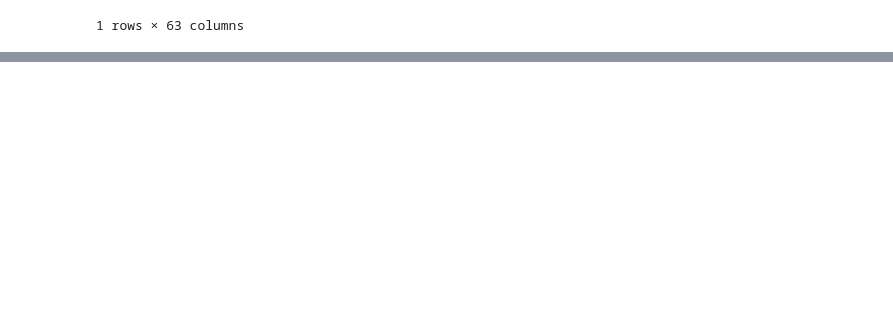
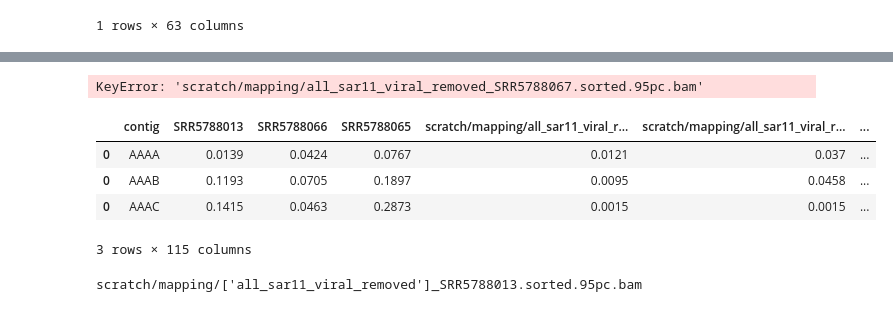
Before and after one commit to ash-bell/Python_notebooks, a Jupyter notebook: SAGs.ipynb, the cells around one changed output, grey strips where cells are left out. Cells and saved outputs as stored; diff of their text form; code cells hidden in the pictures; blank space fills up the shorter version.

```diff
--- a/SAGs.ipynb
+++ b/SAGs.ipynb
@@ -644,0 +1297,59 @@ AttributeError: 'DataFrame' object has no attribute 'contig'
+# %%
+import pandas as pd
+import os
+import glob
+file_list=glob.glob("/home/minion/Desktop/read_counts/*")
+read_counts=pd.DataFrame([])
+for f in file_list:
+    base_name=os.path.basename(f).split("_read_count.txt")[0]
+    test = pd.read_csv(f, header = None)
+    test.index = [base_name]
+    read_counts = read_counts.append(test)
+read_counts = read_counts.T
+read_counts
+
+for i in list(all_data)[1:]:
+    all_data[i]=all_data[i]*1000000000/read_counts[i]
+all_data
+# %% [output]
+KeyError: 'scratch/mapping/all_sar11_viral_removed_SRR5788067.sorted.95pc.bam'
+# %%
+import glob
+inp=glob.glob("/home/minion/Desktop/*cmean_coverage.tsv")
+params_filename=["AAAA", "AAAB", "AAAC"]
+reference = "all_sar11_viral_removed"
+inp_file_list=glob.glob("/home/minion/Desktop/read_counts/SRR5788013_read_count.txt")
+for f in range (0, len(inp)):
+    data = pd.read_csv(inp[f], sep = "\t")
+    data = data.rename(columns={"#contig":"contig"})
+    all_data = data[0:0]
+    for i in params_filename:
+        data2=data[data.contig.str.startswith(i)].sum()
+        data2["contig"]=i
+        data2=pd.DataFrame(data=data2).T
+        all_data = all_data.append(data2)
+    all_data = all_data.drop("Length", axis =1) #remove the length column
+    all_data.rename(columns={ #rename dataframe as something more sensible and allows for calculate of RPKM
+                'scratch/mapping/'+str(reference)+'_SRR5788013.sorted.95pc.bam':'SRR5788013',
+                'scratch/mapping/'+str(reference)+'_SRR5788066.sorted.95pc.bam':'SRR5788066',
+                'scratch/mapping/'+str(reference)+'_SRR5788065.sorted.95pc.bam':'SRR5788065'}, inplace=True)
+#    read_counts = pd.DataFrame([])#make a df to store the readcount results
+#    for i in inp_file_list:
+#        base_name=os.path.basename(i).split("_read_count.txt")[0] # spit the file to get the biller name
+#        df = pd.read_csv(i, header = None) # read the read count file
+#        df.index = [base_name] # put the index(name) of the read count number as the biller name
+#        read_counts = read_counts.append(df) # append the results to a dataframe to store the results and make a dateframe
+#    read_counts = read_counts.T # transpose the dateframe so the biller names are on the top
+#    for i in list(all_data)[1:]: # for all the headers minus the first header (contigs) in the converage file
+#        all_data[i] = all_data[i]*1000000000/read_counts[i] # multiply the coverage file by 1 billion and divide it by the read counts within the biller reads based on the same header name (biller)
+all_data
+# %% [output]
+|  | contig | SRR5788013 | SRR5788066 | SRR5788065 | scratch/mapping/all_sar11_viral_r... | scratch/mapping/all_sar11_viral_r... | ... |
+| 0 | AAAA | 0.0139 | 0.0424 | 0.0767 | 0.0121 | 0.037 | ... |
+| 0 | AAAB | 0.1193 | 0.0705 | 0.1897 | 0.0095 | 0.0458 | ... |
+| 0 | AAAC | 0.1415 | 0.0463 | 0.2873 | 0.0015 | 0.0015 | ... |
+3 rows × 115 columns
+# %%
+print('scratch/mapping/'+str(reference)+'_SRR5788013.sorted.95pc.bam')
+# %% [output]
+scratch/mapping/['all_sar11_viral_removed']_SRR5788013.sorted.95pc.bam
```
Also changed, not shown: parts of 7 cells of this notebook, 1 other file.
